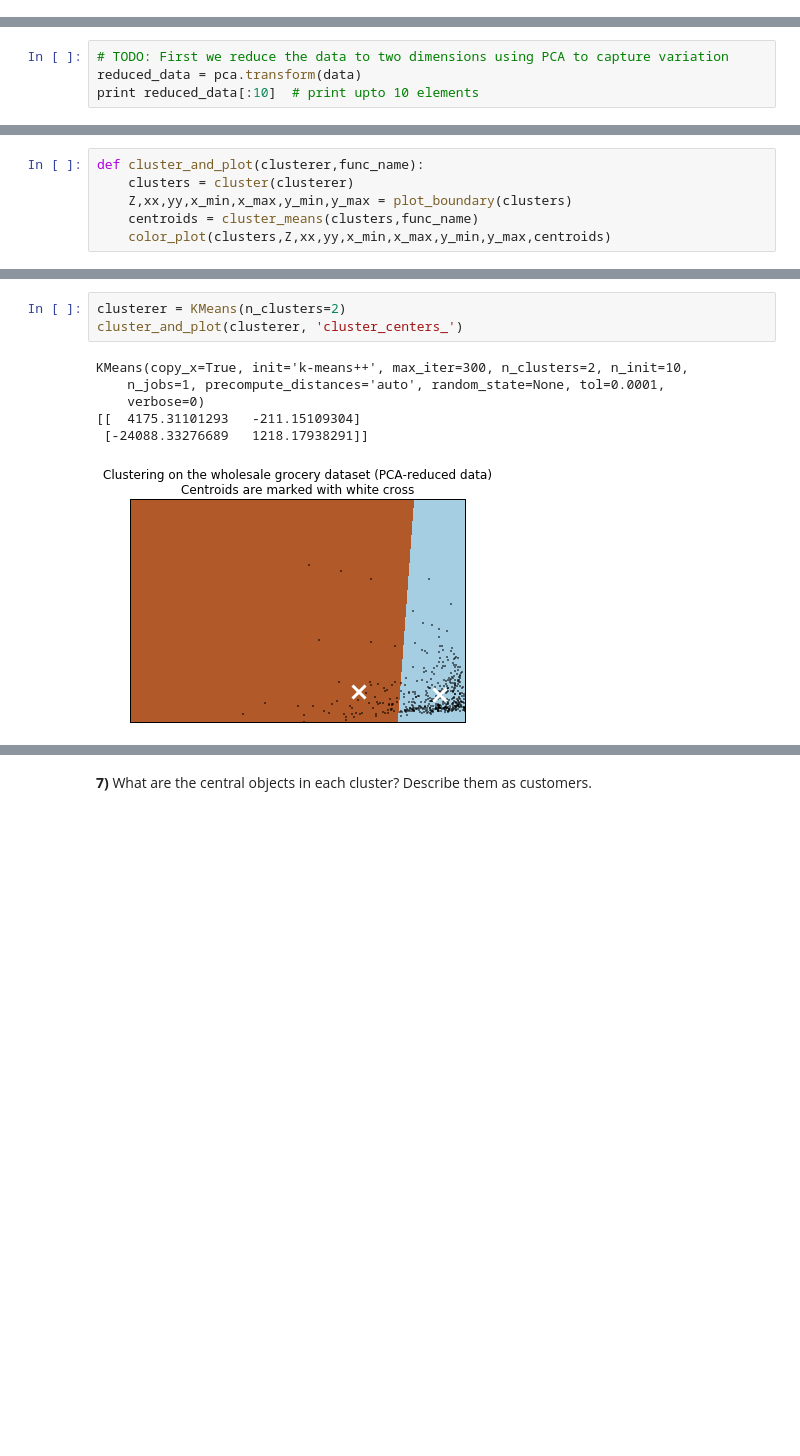
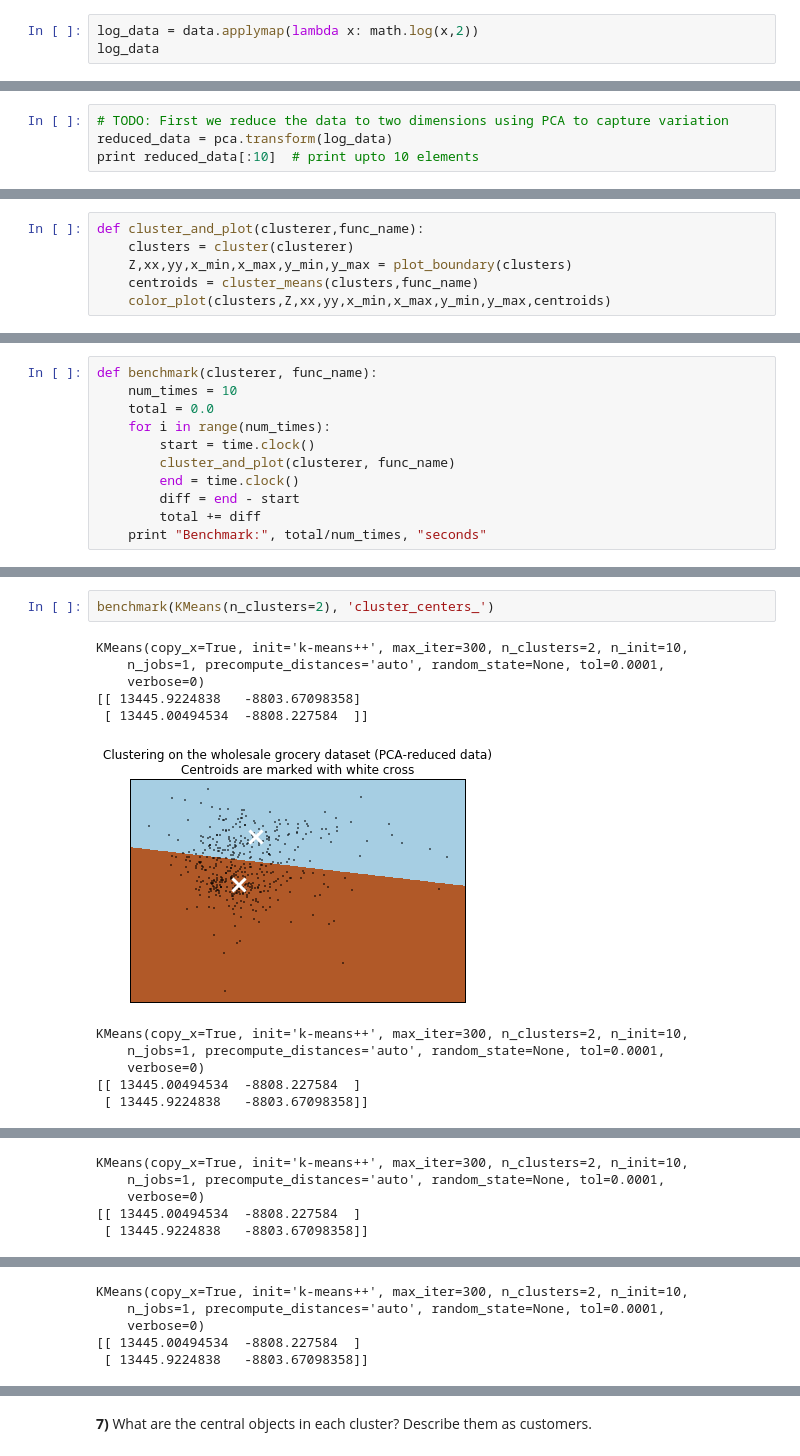
Before and after one commit to Edderic/udacity-machine-learning-nanodegree, a Jupyter notebook: p3-customer-segments/customer_segments.ipynb, the cells around one changed output, grey strips where cells are left out. Cells and saved outputs as stored; diff of their text form; blank space fills up the shorter version.

```diff
--- a/p3-customer-segments/customer_segments.ipynb
+++ b/p3-customer-segments/customer_segments.ipynb
@@ -304,0 +367,3 @@ from sklearn.mixture import GMM
+# %%
+log_data = data.applymap(lambda x: math.log(x,2))
+log_data
@@ -305,5 +389,5 @@ from sklearn.mixture import GMM
 # %%
 # TODO: First we reduce the data to two dimensions using PCA to capture variation
-reduced_data = pca.transform(data)
+reduced_data = pca.transform(log_data)
 print reduced_data[:10]  # print upto 10 elements
 # %% [output]
@@ -376,0 +463,11 @@ def cluster_and_plot(clusterer,func_name):
+# %%
+def benchmark(clusterer, func_name):
+    num_times = 10
+    total = 0.0
+    for i in range(num_times):
+        start = time.clock()
+        cluster_and_plot(clusterer, func_name)
+        end = time.clock()
+        diff = end - start
+        total += diff
+    print "Benchmark:", total/num_times, "seconds"
@@ -387,10 +516,14 @@ GMM(covariance_type='diag', init_params='wmc', min_covar=0.001,
 # %%
-clusterer = KMeans(n_clusters=2)
-cluster_and_plot(clusterer, 'cluster_centers_')
+benchmark(KMeans(n_clusters=2), 'cluster_centers_')
 # %% [output]
 KMeans(copy_x=True, init='k-means++', max_iter=300, n_clusters=2, n_init=10,
     n_jobs=1, precompute_distances='auto', random_state=None, tol=0.0001,
     verbose=0)
-[[  4175.31101293   -211.15109304]
- [-24088.33276689   1218.17938291]]
+[[ 13445.9224838   -8803.67098358]
+ [ 13445.00494534  -8808.227584  ]]
-[figure, old version]
+[figure, new version]
+KMeans(copy_x=True, init='k-means++', max_iter=300, n_clusters=2, n_init=10,
+    n_jobs=1, precompute_distances='auto', random_state=None, tol=0.0001,
+    verbose=0)
+[[ 13445.00494534  -8808.227584  ]
+ [ 13445.9224838   -8803.67098358]]
@@ -396,0 +531,5 @@ KMeans(copy_x=True, init='k-means++', max_iter=300, n_clusters=2, n_init=10,
+KMeans(copy_x=True, init='k-means++', max_iter=300, n_clusters=2, n_init=10,
+    n_jobs=1, precompute_distances='auto', random_state=None, tol=0.0001,
+    verbose=0)
+[[ 13445.00494534  -8808.227584  ]
+ [ 13445.9224838   -8803.67098358]]
@@ -396,0 +537,5 @@ KMeans(copy_x=True, init='k-means++', max_iter=300, n_clusters=2, n_init=10,
+KMeans(copy_x=True, init='k-means++', max_iter=300, n_clusters=2, n_init=10,
+    n_jobs=1, precompute_distances='auto', random_state=None, tol=0.0001,
+    verbose=0)
+[[ 13445.00494534  -8808.227584  ]
+ [ 13445.9224838   -8803.67098358]]
```
Also changed, not shown: parts of 57 cells of this notebook, 1 other file.
